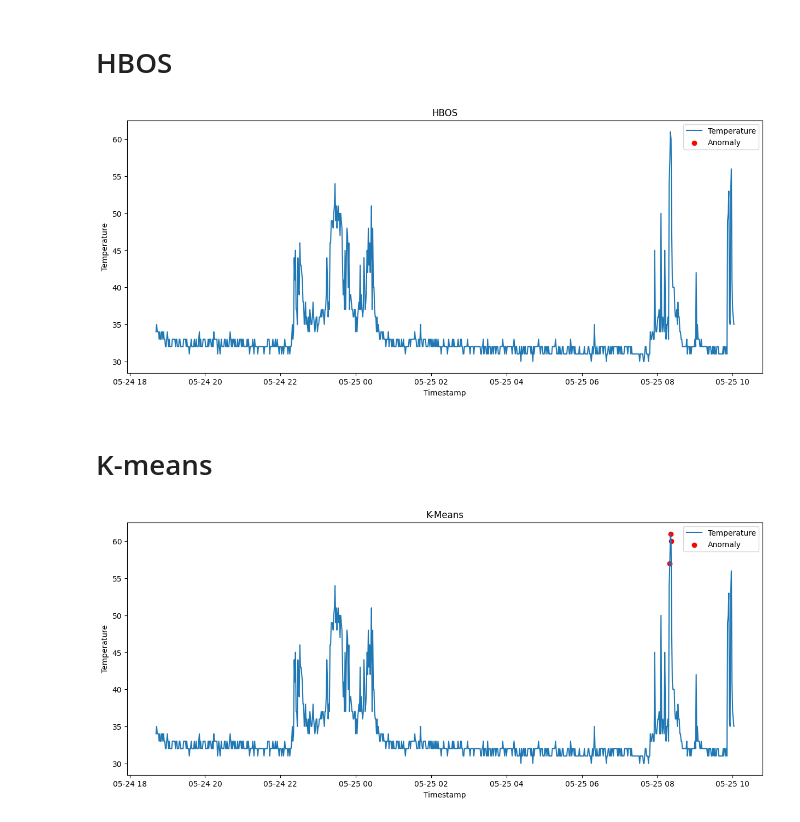
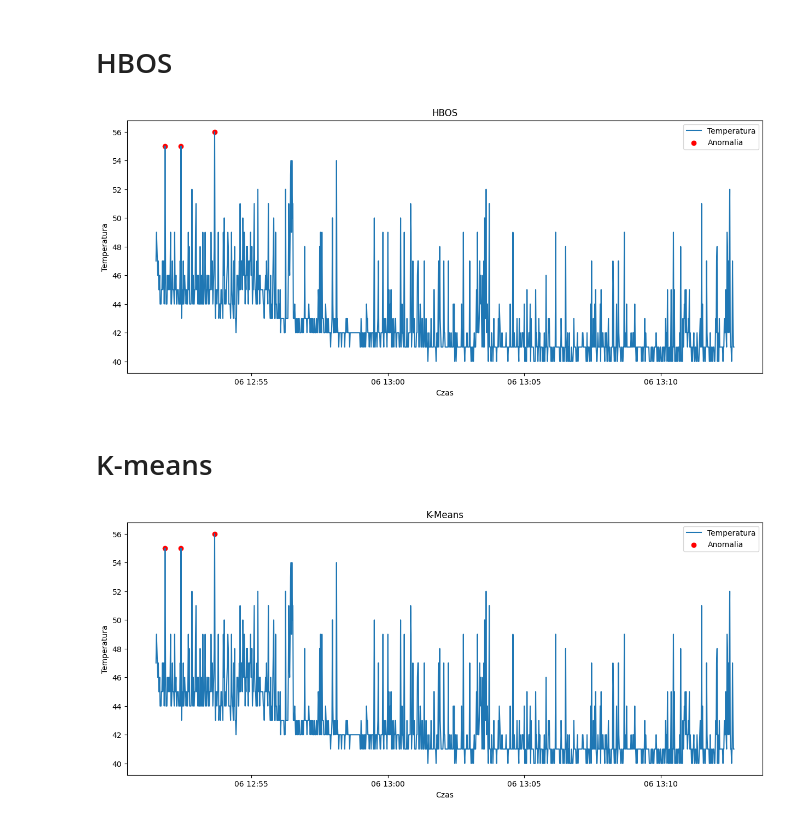
Before and after one commit to wiktorrudzki/MiW, a Jupyter notebook: initial.ipynb, the cells around one changed output. Cells and saved outputs as stored; diff of their text form; code cells hidden in the pictures.

```diff
--- a/initial.ipynb
+++ b/initial.ipynb
@@ -13,8 +13,8 @@ def show_anomaly_graph(data_source, title):
   plt.legend()
   plt.show()
 # %%
-data = pd.read_csv('./sysinfo.csv')
-data['timestamp'] = pd.to_datetime(data['timestamp'])
+data = pd.read_csv('./data/CPUTemperatureLog.csv')
+data['Czas'] = pd.to_datetime(data['Czas'])
 # %%
 data.head()
 # %% [output]
@@ -57,20 +57,19 @@ Text(0.5, 1.0, 'Timeseries')
 from sklearn.preprocessing import StandardScaler
 from sklearn.ensemble import IsolationForest
 
-data = pd.read_csv('sysinfo.csv')
-data['timestamp'] = pd.to_datetime(data['timestamp'])
+data_isolation_forest = data.copy()
 
 outliers_fraction = float(.003)
 
 scaler = StandardScaler()
-np_scaled = scaler.fit_transform(data[["temperature"]])
-data_temperature_std = pd.DataFrame(np_scaled, columns=data[["temperature"]].columns)
+np_scaled = scaler.fit_transform(data_isolation_forest[["Temperatura procesora"]])
+data_temperature_std = pd.DataFrame(np_scaled, columns=data_isolation_forest[["Temperatura procesora"]].columns)
 
 model = IsolationForest(contamination=outliers_fraction)
 model.fit(data_temperature_std)
 
-data['anomaly'] = model.predict(data_temperature_std)
-data['anomaly'] = data['anomaly'].apply(lambda x: 1 if x == -1 else 0)
+data_isolation_forest['Anomalia'] = model.predict(data_temperature_std)
+data_isolation_forest['Anomalia'] = data_isolation_forest['Anomalia'].apply(lambda x: 1 if x == -1 else 0)
 
-show_anomaly_graph(data, title='Isolation Forest')
+show_anomaly_graph(data_isolation_forest, title='Las Izolacyjny')
 # %% [output]
@@ -80,33 +79,31 @@ show_anomaly_graph(data, title='Isolation Forest')
 # %%
 from pyod.models.hbos import HBOS
 
-data = pd.read_csv('./sysinfo.csv')
-data['timestamp'] = pd.to_datetime(data['timestamp'])
+data_hbos = data.copy()
 
 model = HBOS(contamination=0.003)
 
-model.fit(data[["temperature"]])
-data["anomaly"] = model.predict(data[["temperature"]])
+model.fit(data_hbos[["Temperatura procesora"]])
+data_hbos["Anomalia"] = model.predict(data_hbos[["Temperatura procesora"]])
 
-show_anomaly_graph(data, title='HBOS')
+show_anomaly_graph(data_hbos, title='HBOS')
 # %% [output]
-[figure, old version]
+[figure, new version]
 # %% [markdown]
 # K-means
 # %%
 from sklearn.cluster import KMeans
 
-data = pd.read_csv('./sysinfo.csv')
-data['timestamp'] = pd.to_datetime(data['timestamp'])
+data_k_means = data.copy()
 
 kmeans = KMeans(n_clusters=3)
-data['cluster'] = kmeans.fit_predict(data[['temperature']])
+data_k_means['Klaster'] = kmeans.fit_predict(data_k_means[['Temperatura procesora']])
 
-data['distance'] = np.linalg.norm(data[['temperature']] - kmeans.cluster_centers_[data['cluster']], axis=1)
+data_k_means['Odlegosc'] = np.linalg.norm(data_k_means[['Temperatura procesora']] - kmeans.cluster_centers_[data_k_means['Klaster']], axis=1)
 
-threshold = np.percentile(data['distance'], 99.7)
-data['anomaly'] = (data['distance'] > threshold).astype(int)
+threshold = np.percentile(data_k_means['Odlegosc'], 99.7)
+data_k_means['Anomalia'] = (data_k_means['Odlegosc'] > threshold).astype(int)
 
-show_anomaly_graph(data, title="K-Means")
+show_anomaly_graph(data_k_means, title="K-Means")
 # %% [output]
-[figure, old version]
+[figure, new version]
```
Also changed, not shown: parts of 6 cells of this notebook.
